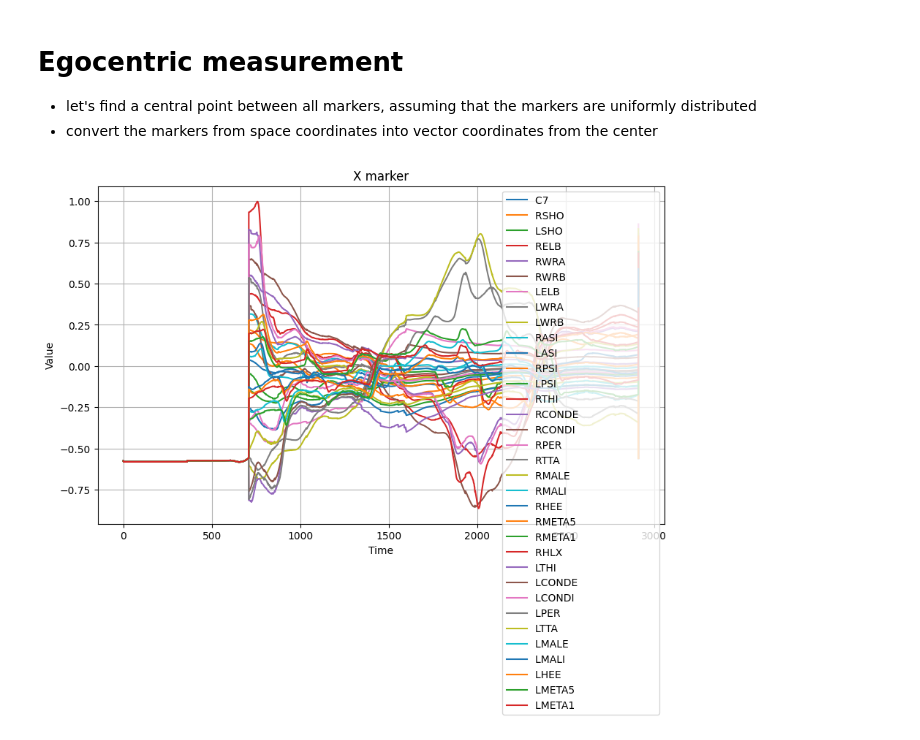
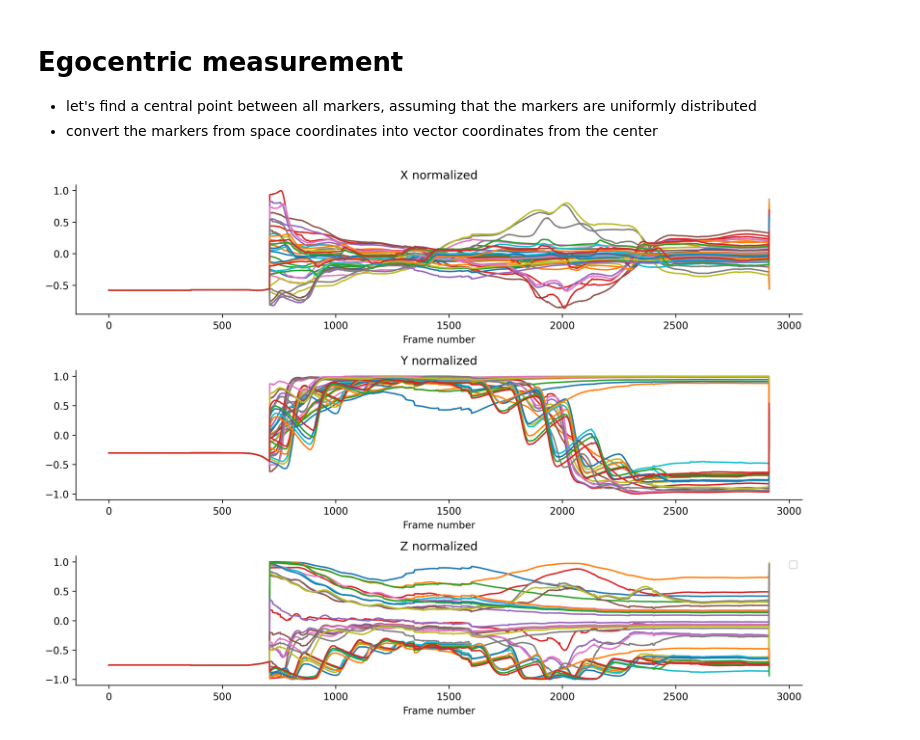
Before and after one commit to anqizhou13/FastTracker, a Jupyter notebook: process.ipynb, the cells around one changed output. Drawn from its saved outputs; the diff is of its cells as text; code cells hidden in the pictures.

```diff
--- a/process.ipynb
+++ b/process.ipynb
@@ -89,20 +89,27 @@ magnitude = np.reshape(np.array(magnitude),(len(reader.point_labels),len(ego[i,0
 ego_normalized = ego/magnitude[:,np.newaxis,:]
 ego_normalized = {'time_series_centered': np.array(ego_normalized)}
 data.update(ego_normalized)
-# %%
-plt.figure(figsize=(10, 6))
-for i in range(34): # there are a total of 34 known markers
-#for i in range(len(data['time_series_raw'])): # total length includes markers that were dropped
-    plt.plot(np.linspace(0, len(data['time_series_raw'][0][0]), num=len(data['time_series_raw'][0][0])),
-        data['time_series_centered'][i][0], label=data['marker_labels'][i])
-plt.title('X marker normalized by vector length')
-plt.xlabel('Time')
-plt.ylabel('Value')
-plt.grid(True)
-plt.legend()
-plt.show()
-# %% [output]
-[figure, removed]
+# %%
+# x,y,z info for each marker i is stored as data['time_series_raw'][i][0], [i][1], or [i][2]
+plot_title = ['X normalized','Y normalized','Z normalized']
+fig,axs = plt.subplots(3,1, figsize=(11,8), dpi=300, tight_layout = True)
+for d in range(3): # recursive over three dimensions
+    for i in range(34): # plot line for each marker
+        axs[d].plot(np.linspace(0, len(data['time_series_raw'][0][0]), num=len(data['time_series_raw'][0][0])),
+            data['time_series_centered'][i][d],
+            #label=data['marker_labels'][i]
+        )
+    axs[d].set_title(plot_title[d])
+    axs[d].set_xlabel('Frame number')
+
+    axs[d].spines.right.set_visible(False)
+    axs[d].spines.top.set_visible(False)
+#plt.savefig('{}/lineplot.svg'.format(output), format='svg')
+#plt.savefig('{}/lineplot.pdf'.format(output), format='pdf')
+plt.legend()
+plt.show()
+# %% [output]
+[figure, added]
 # %%
 import numpy as np
 
```
Also changed, not shown: parts of 1 cell of this notebook.
